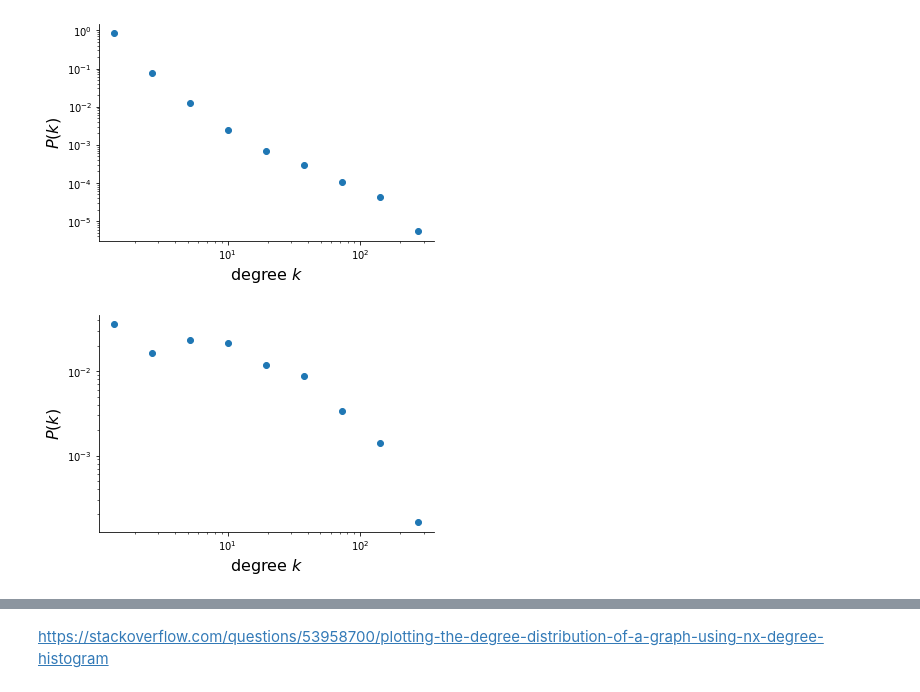
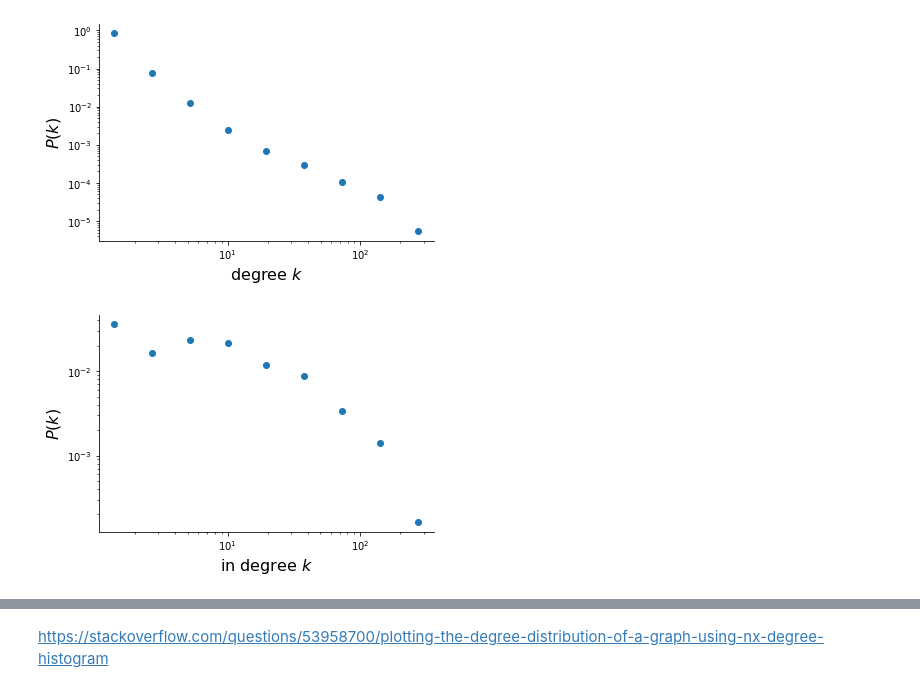
Before and after one commit to kaitlin31415/Canadian-Political-Diversification-Network-Analysis, a Jupyter notebook: Final_Full_Network/Null Model Comparison/Basic Statistics.ipynb, the cells around one changed output, grey strips where cells are left out. Drawn from its saved outputs; the diff is of its cells as text; code cells hidden in the pictures.

```diff
--- a/Final_Full_Network/Null Model Comparison/Basic Statistics.ipynb
+++ b/Final_Full_Network/Null Model Comparison/Basic Statistics.ipynb
@@ -101,32 +101,32 @@ plt.show()
 # %%
 # Get 10 logarithmically spaced bins between kmin and kmax
 bin_edges = np.logspace(np.log10(kmin), np.log10(kmax), num=10)
 
 # histogram the data into these bins
 in_density, _ = np.histogram(in_degree, bins=bin_edges, density=True)
 
 fig = plt.figure(figsize=(6,4))
 
 # "x" should be midpoint (IN LOG SPACE) of each bin
 log_be = np.log10(bin_edges)
 x = 10**((log_be[1:] + log_be[:-1])/2)
 
 
 plt.loglog(x, in_density, marker='o', linestyle='none')
-plt.xlabel(r"degree $k$", fontsize=16)
+plt.xlabel(r"in degree $k$", fontsize=16)
 plt.ylabel(r"$P(k)$", fontsize=16)
 
 # remove right and top boundaries because they're ugly
 ax = plt.gca()
 ax.spines['right'].set_visible(False)
 ax.spines['top'].set_visible(False)
 ax.yaxis.set_ticks_position('left')
 ax.xaxis.set_ticks_position('bottom')
 
 # Show the plot
 plt.show()
 # %% [output]
-[figure, old version]
+[figure, new version]
 # %%
 # Get 10 logarithmically spaced bins between kmin and kmax
 bin_edges = np.logspace(np.log10(kmin), np.log10(kmax), num=10)
```
Also changed, not shown: parts of 47 cells of this notebook, 12 other files.
